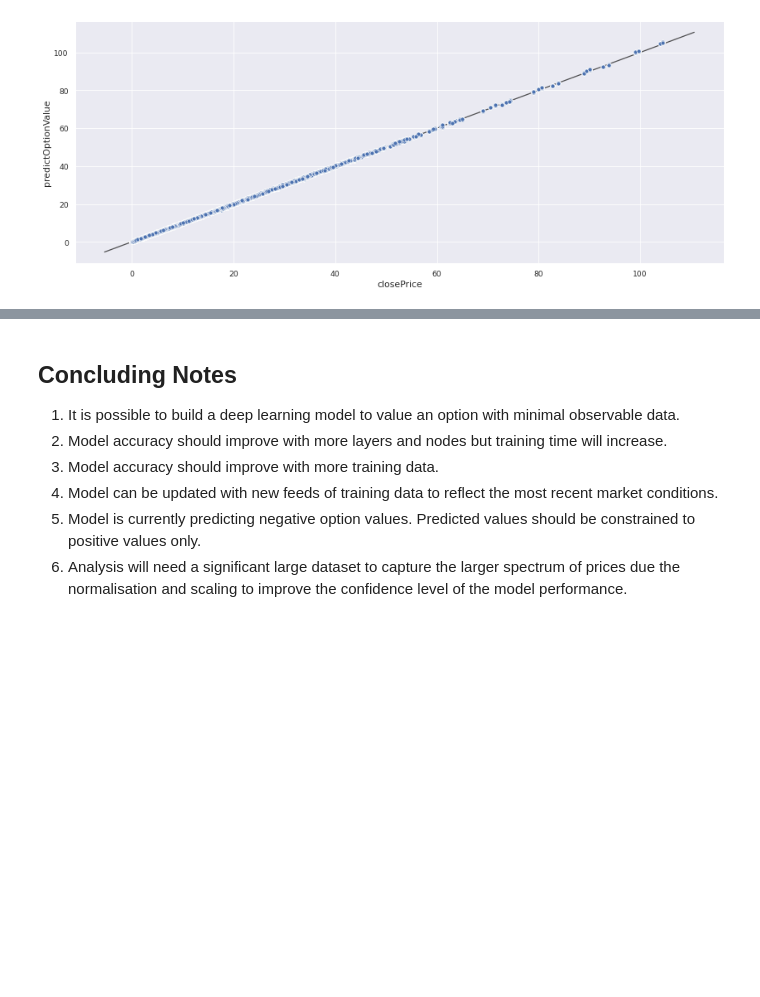
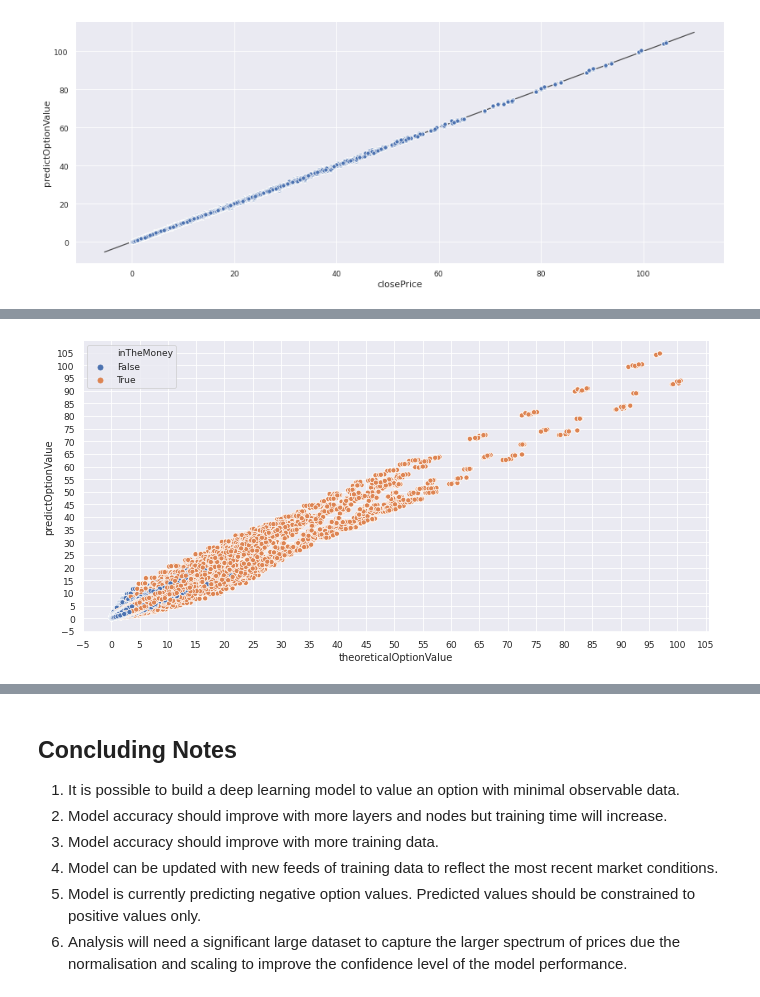
Before and after one commit to edgetrader/deep-learning-option-pricing, a Jupyter notebook: notebook/deeplearning-option-pricing.ipynb, the cells around one changed output, grey strips where cells are left out. Saved outputs shown, nothing was run; the diff lists cells and outputs as text; code cells hidden in the pictures; blank space fills up the shorter version.

```diff
--- a/notebook/deeplearning-option-pricing.ipynb
+++ b/notebook/deeplearning-option-pricing.ipynb
@@ -818,0 +826,4 @@ y_outofsample
+# %%
+plot_scatter_byGrp(outofsample, 'theoreticalOptionValue', 'predictOptionValue', 'inTheMoney')
+# %% [output]
+[figure, added]
```
Also changed, not shown: parts of 14 cells of this notebook, 3 other files.
